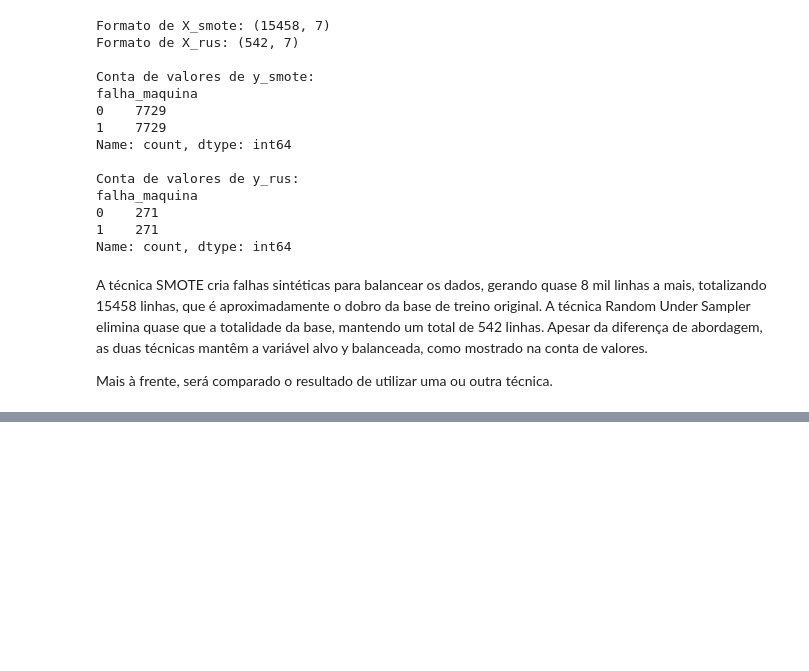
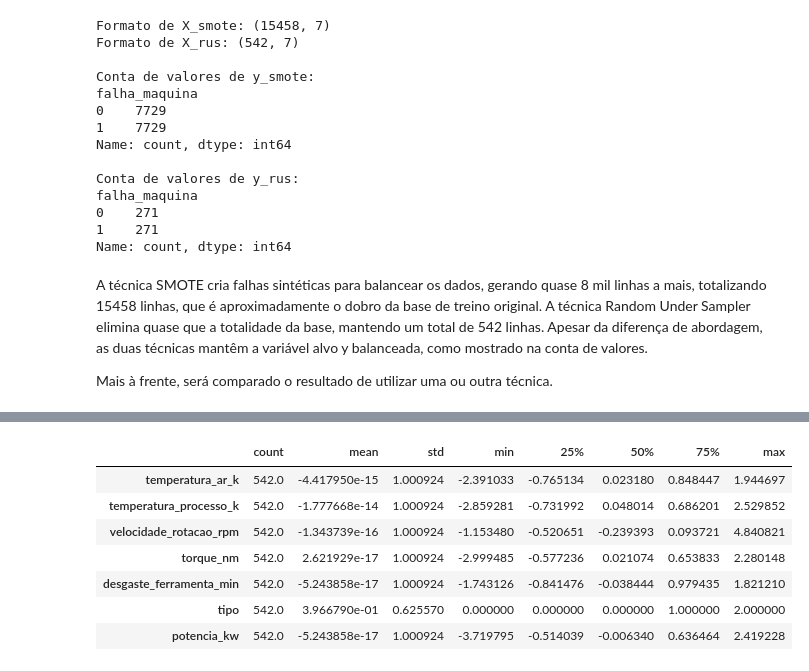
Before and after one commit to filipester/manutencao_preditiva, a Jupyter notebook: manutencao_preditiva.ipynb, the cells around one changed output, grey strips where cells are left out. Drawn from its saved outputs; the diff is of its cells as text; code cells hidden in the pictures; blank space fills up the shorter version.

```diff
--- a/manutencao_preditiva.ipynb
+++ b/manutencao_preditiva.ipynb
@@ -419,0 +454,11 @@ Mais à frente, será comparado o resultado de utilizar uma ou outra técnica.
+# %%
+X_rus_esc.describe().T
+# %% [output]
+|  | count | mean | std | min | 25% | 50% | 75% | max |
+| temperatura_ar_k | 542.0 | -4.417950e-15 | 1.000924 | -2.391033 | -0.765134 | 0.023180 | 0.848447 | 1.944697 |
+| temperatura_processo_k | 542.0 | -1.777668e-14 | 1.000924 | -2.859281 | -0.731992 | 0.048014 | 0.686201 | 2.529852 |
+| velocidade_rotacao_rpm | 542.0 | -1.343739e-16 | 1.000924 | -1.153480 | -0.520651 | -0.239393 | 0.093721 | 4.840821 |
+| torque_nm | 542.0 | 2.621929e-17 | 1.000924 | -2.999485 | -0.577236 | 0.021074 | 0.653833 | 2.280148 |
+| desgaste_ferramenta_min | 542.0 | -5.243858e-17 | 1.000924 | -1.743126 | -0.841476 | -0.038444 | 0.979435 | 1.821210 |
+| tipo | 542.0 | 3.966790e-01 | 0.625570 | 0.000000 | 0.000000 | 0.000000 | 1.000000 | 2.000000 |
+| potencia_kw | 542.0 | -5.243858e-17 | 1.000924 | -3.719795 | -0.514039 | -0.006340 | 0.636464 | 2.419228 |
```
Also changed, not shown: parts of 12 cells of this notebook.
